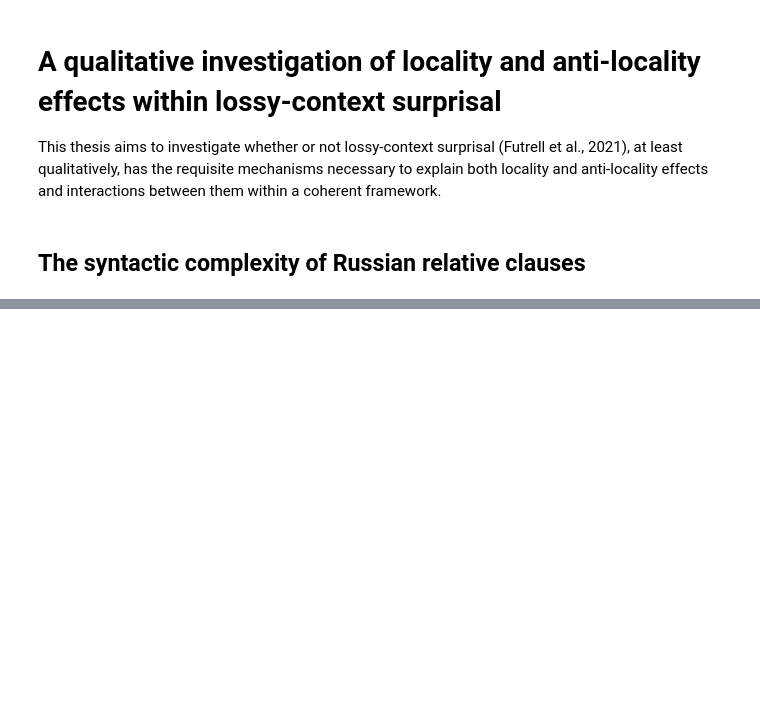
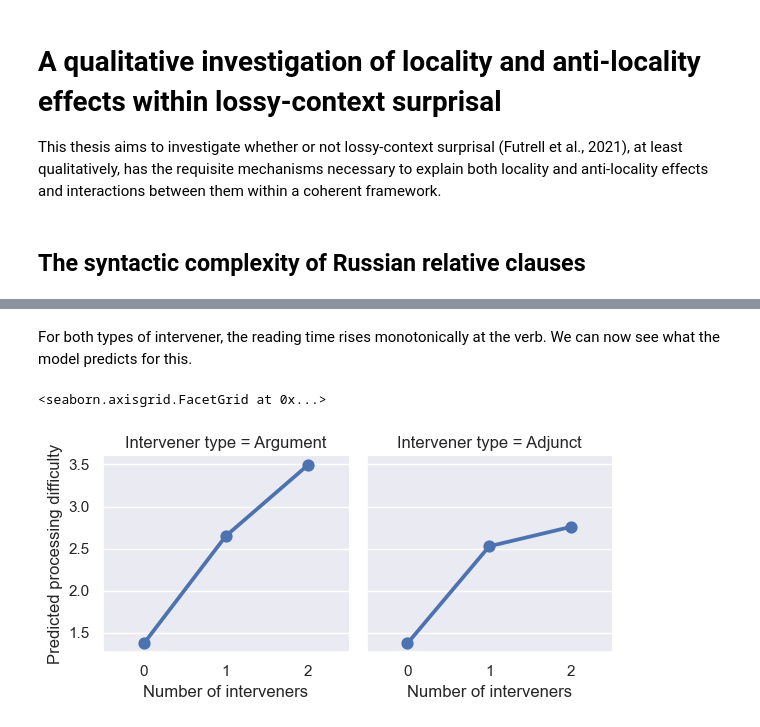
Before and after one commit to johen12/toylossy, a Jupyter notebook: toylossy_demo.ipynb, the cells around one changed output, grey strips where cells are left out. Cells and saved outputs as stored; diff of their text form; code cells hidden in the pictures; blank space fills up the shorter version.

```diff
--- a/toylossy_demo.ipynb
+++ b/toylossy_demo.ipynb
@@ -25,0 +93,21 @@ orc_non_local = model_russian.calculate_processing_difficulty("RPAcc Subj V".spl
+# %% [markdown]
+For both types of intervener, the reading time rises monotonically at the verb. We can now see what the model predicts for this.
+# %%
+no_intv = model_russian.calculate_processing_difficulty("RPNom V".split())
+one_arg = model_russian.calculate_processing_difficulty("RPNom DO V".split())
+two_arg = model_russian.calculate_processing_difficulty("RPNom DO IO V".split())
+
+one_adj = model_russian.calculate_processing_difficulty("RPNom Adj V".split())
+two_adj = model_russian.calculate_processing_difficulty("RPNom Adj Adj V".split())
+
+sim_data_exp2 = pd.DataFrame({
+    "Predicted processing difficulty": [no_intv, one_arg, two_arg, no_intv, one_adj, two_adj],
+    "Number of interveners": [0, 1, 2, 0, 1, 2],
+    "Intervener type": ["Argument", "Argument", "Argument", "Adjunct", "Adjunct", "Adjunct"]
+})
+
+grid = sns.FacetGrid(sim_data_exp2, col = "Intervener type")
+grid.map(sns.pointplot, "Number of interveners", "Predicted processing difficulty")
+# %% [output]
+<seaborn.axisgrid.FacetGrid at 0x...>
+[figure, added]
```
Also changed, not shown: parts of 11 cells of this notebook, 3 other files.
